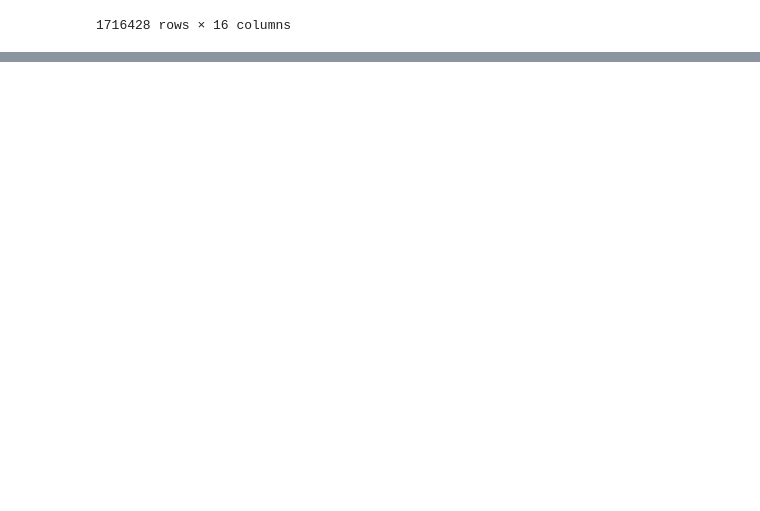
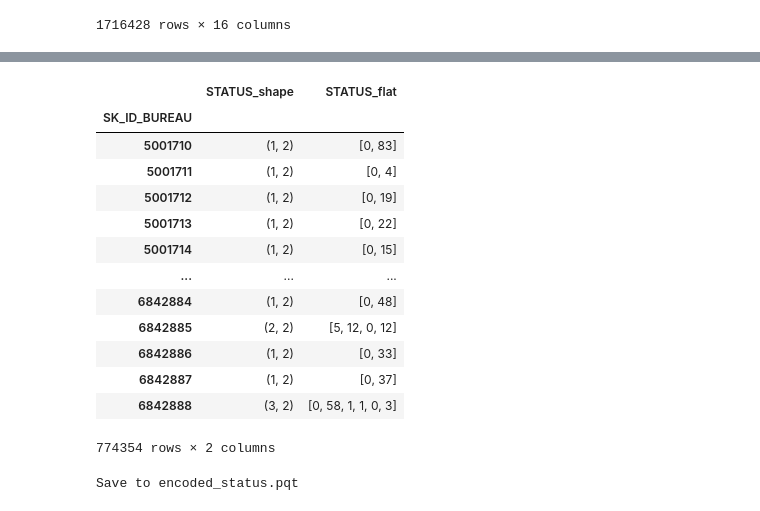
Before and after one commit to Franck-PepperLabs/pepper_credit_scoring_tool, a Jupyter notebook: notebooks/_lib/home_credit/persist.ipynb, the cells around one changed output, grey strips where cells are left out. Saved outputs shown, nothing was run; the diff lists cells and outputs as text; code cells hidden in the pictures; blank space fills up the shorter version.

Commit message:
Parquet persistency of n-ndarrays.

```diff
--- a/notebooks/_lib/home_credit/persist.ipynb
+++ b/notebooks/_lib/home_credit/persist.ipynb
@@ -215,0 +261,5 @@ subdir: bureau
+# %%
+from home_credit.tables import BureauBalance
+
+status_variation = BureauBalance.rle_loan_status_variation()
+display(status_variation)
@@ -215,0 +283,5 @@ subdir: bureau
+# %%
+import numpy as np
+
+shape = status_variation.STATUS.apply(np.shape).rename("STATUS_shape")
+display(shape)
@@ -215,0 +302,5 @@ subdir: bureau
+# %%
+import numpy as np
+
+flat = status_variation.STATUS.apply(np.ravel).rename("STATUS_flat")
+display(flat)
@@ -215,0 +321,27 @@ subdir: bureau
+# %%
+import pandas as pd
+
+encoded_status = pd.concat([shape, flat], axis=1)
+display(encoded_status)
+# %% [output]
+|  | STATUS_shape | STATUS_flat |
+| SK_ID_BUREAU |  |  |
+| 5001710 | (1, 2) | [0, 83] |
+| 5001711 | (1, 2) | [0, 4] |
+| 5001712 | (1, 2) | [0, 19] |
+| 5001713 | (1, 2) | [0, 22] |
+| 5001714 | (1, 2) | [0, 15] |
+| ... | ... | ... |
+| 6842884 | (1, 2) | [0, 48] |
+| 6842885 | (2, 2) | [5, 12, 0, 12] |
+| 6842886 | (1, 2) | [0, 33] |
+| 6842887 | (1, 2) | [0, 37] |
+| 6842888 | (3, 2) | [0, 58, 1, 1, 0, 3] |
+774354 rows × 2 columns
+# %%
+# Save the DataFrame to Parquet
+file_path = "encoded_status.pqt"
+print(f"Save to {file_path}")
+encoded_status.to_parquet(file_path, engine="pyarrow", compression="gzip")
+# %% [output]
+Save to encoded_status.pqt
```
Also changed, not shown: parts of 19 cells of this notebook, 3 other files.
